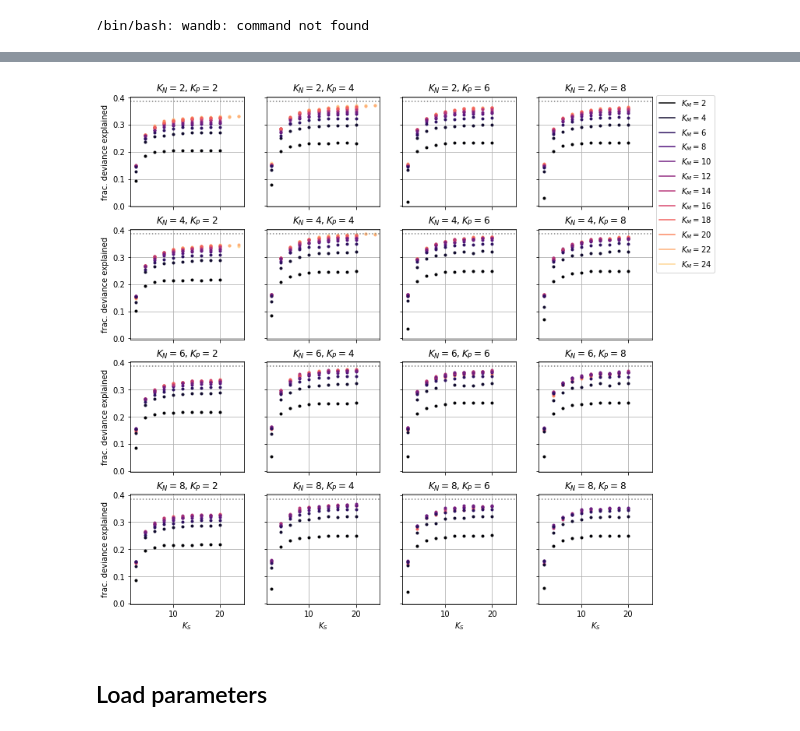
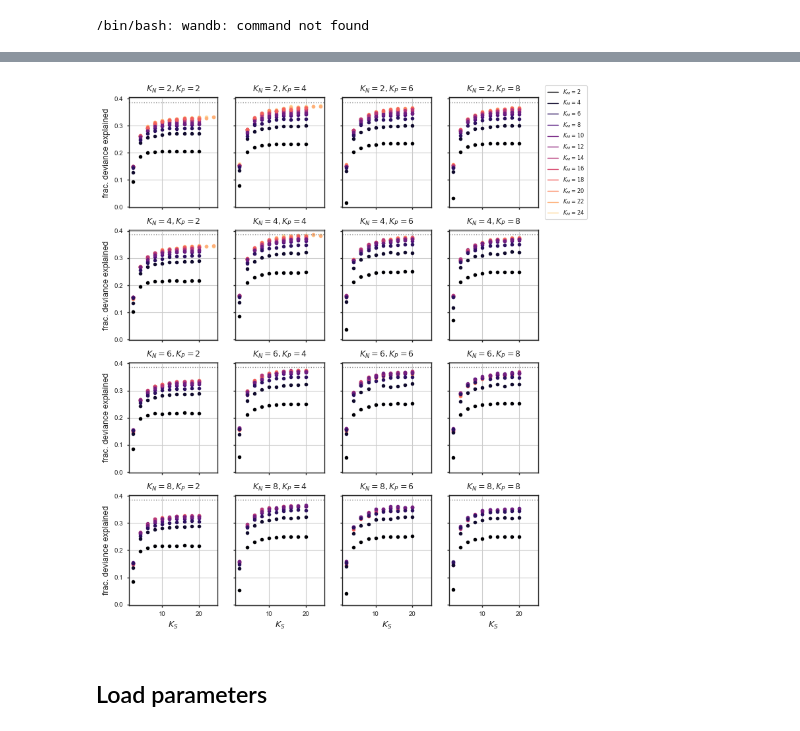
Before and after one commit to lindermanlab/dirichlet-tucker, a Jupyter notebook: analysis/serotonin/serotonin_postprocess.ipynb, the cells around one changed output, grey strips where cells are left out. Saved outputs shown, nothing was run; the diff lists cells and outputs as text; code cells hidden in the pictures.

```diff
--- a/analysis/serotonin/serotonin_postprocess.ipynb
+++ b/analysis/serotonin/serotonin_postprocess.ipynb
@@ -12,6 +12,25 @@ import jax.numpy as jnp
 from scipy.io import loadmat
 # %%
 from serotonin4d import run_one
+# %%
+import matplotlib
+import seaborn as sns
+sns.set(style="ticks", context="paper",
+        font="Arial",
+        rc={"font.size": 9,
+            "axes.titlesize": 9,
+            "axes.labelsize": 9,
+            "lines.linewidth": 1,
+            "xtick.labelsize": 7,
+            "ytick.labelsize": 7,
+            "savefig.transparent": True,
+            "xtick.major.size": 2.5,
+            "ytick.major.size": 2.5,
+            "xtick.minor.size": 2,
+            "ytick.minor.size": 2,
+            })
+matplotlib.rcParams['pdf.fonttype'] = 42
+matplotlib.rcParams['ps.fonttype'] = 42
 # %%
 !nvidia-smi
 # %% [output]
@@ -78,7 +97,7 @@ runs_df
 | 1569 | {'acc_mean': 0.1905525773763657, ... | {'K_M': 2, 'K_N': 2, 'K_P': 2, 'K... | generous-deluge-7 |
 1570 rows × 3 columns
 # %%
-fig, axs = plt.subplots(4, 4, sharey=True, sharex=True, figsize=(12, 12))
+fig, axs = plt.subplots(4, 4, sharey=True, sharex=True, figsize=(8, 10))
 
 from matplotlib.cm import magma as cmap
 
@@ -108,35 +127,37 @@ for index, row in runs_df.iterrows():
 
         ax = axs[(K_N - 2) // 2, (K_P - 2) // 2]
         color = cmap((K_M - 2) / K_M_max)
         ax.plot(K_S, pct_dev, marker='.', markersize=6, color=color)
         # ax.errorbar(np.array([K_S]),
         #             np.array([pct_dev]),
         #             yerr=2 * np.array([pct_dev_std]) / np.sqrt(10),
         #             color=color, lw=3)
 
     except Exception as e:
         raise e
 
 # Make a dummy legend
 for K_M in range(2, K_M_max+1, 2):
     color = cmap((K_M - 2) / K_M_max)
     axs[0, -1].plot([], [], color=color, label=r"$K_M={}$".format(K_M))
-axs[0, -1].legend(bbox_to_anchor=(1, 0, 0, 1.05))
+axs[0, -1].legend(loc="center left", bbox_to_anchor=(1.05, 0.5), fontsize=6)
 
 # for ax, K_N in zip(axs, np.arange(2, K_N_max+1, 2)):
 for i, K_N in enumerate(np.arange(2, K_N_max+1, 2)):
     for j, K_P in enumerate(np.arange(2, K_N_max+1, 2)):
         axs[i,j].set_title(r"$K_N={}, K_P={}$".format(K_N, K_P))
         axs[i,j].axhline(best_pct_dev, ls=':', color='grey')
         axs[i,j].grid(True)
 
 for i in range(4):
     axs[i, 0].set_ylabel("frac. deviance explained")
 
 for j in range(4):
     axs[-1, j].set_xlabel(r"$K_S$")
+
+plt.savefig("crossval_behav.pdf")
 # %% [output]
-[figure, old version]
+[figure, new version]
 # %% [markdown]
 ## Load parameters
 # %%
```
Also changed, not shown: parts of 1 cell of this notebook, 3 other files.
